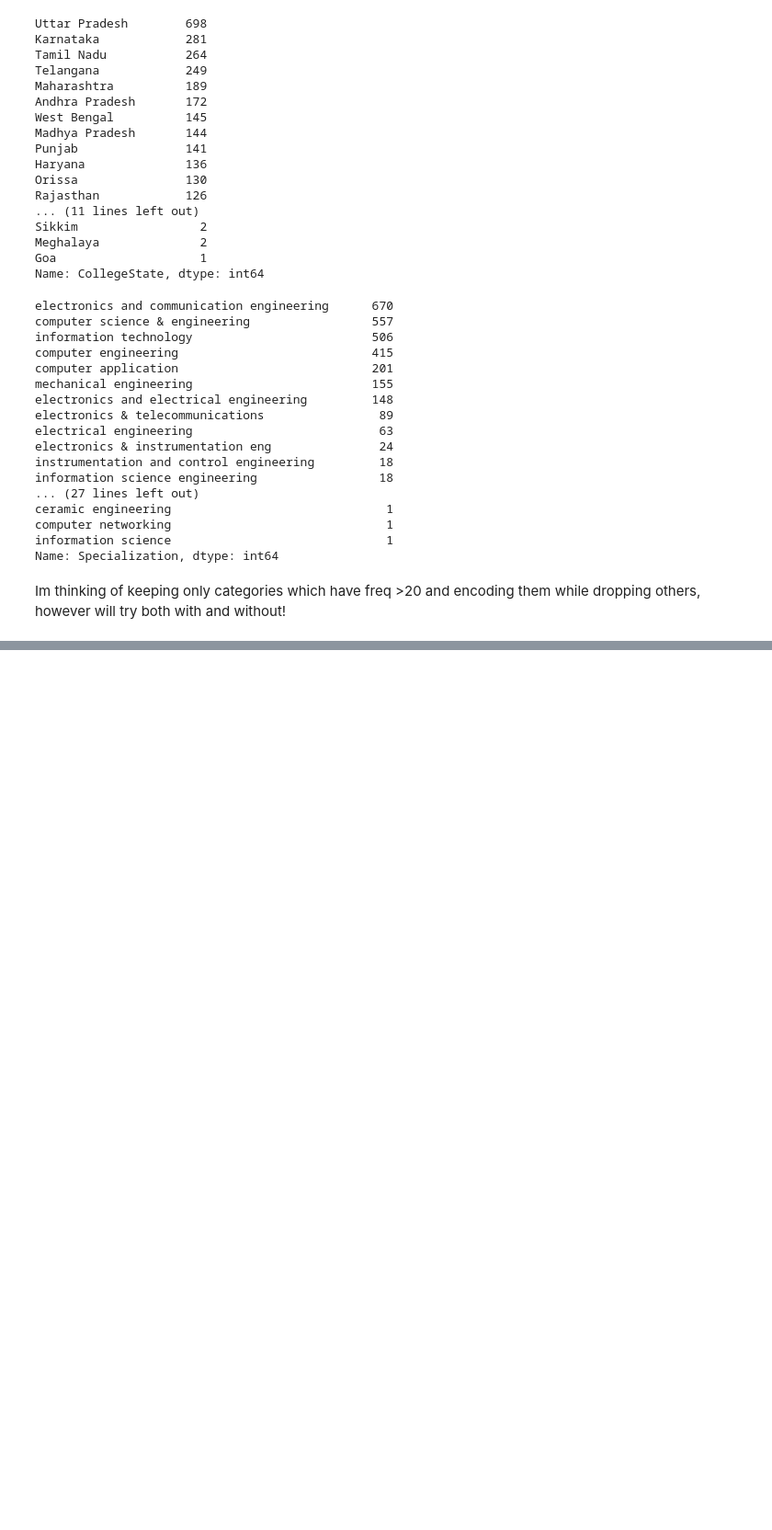
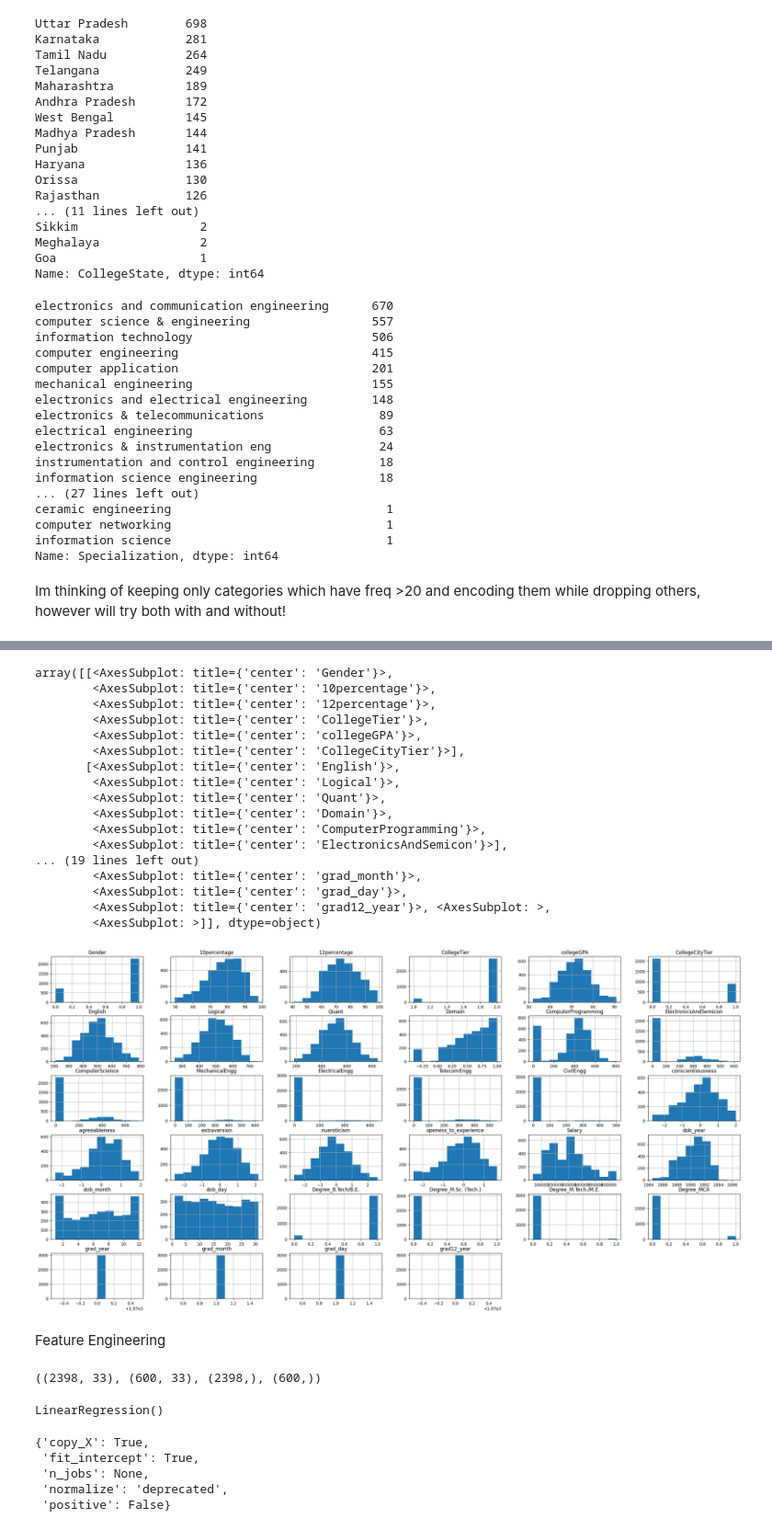
Before and after one commit to Sharzzz001/Machine-Learning-Applications-and-Kaggle-Competitions, a Jupyter notebook: Self-Projects/Engineering Salary Prediction/main.ipynb, the cells around one changed output, grey strips where cells are left out. Shown at 92% size. Cells and saved outputs as stored; diff of their text form; code cells hidden in the pictures; blank space fills up the shorter version.

```diff
--- a/Self-Projects/Engineering Salary Prediction/main.ipynb
+++ b/Self-Projects/Engineering Salary Prediction/main.ipynb
@@ -261,0 +478,23 @@ Im thinking of keeping only categories which have freq >20 and encoding them whi
+# %%
+df1.hist(figsize=(30,15))
+# %% [output]
+array([[<AxesSubplot: title={'center': 'Gender'}>,
+        <AxesSubplot: title={'center': '10percentage'}>,
+        <AxesSubplot: title={'center': '12percentage'}>,
+        <AxesSubplot: title={'center': 'CollegeTier'}>,
+        <AxesSubplot: title={'center': 'collegeGPA'}>,
+        <AxesSubplot: title={'center': 'CollegeCityTier'}>],
+       [<AxesSubplot: title={'center': 'English'}>,
+        <AxesSubplot: title={'center': 'Logical'}>,
+        <AxesSubplot: title={'center': 'Quant'}>,
+        <AxesSubplot: title={'center': 'Domain'}>,
+        <AxesSubplot: title={'center': 'ComputerProgramming'}>,
+        <AxesSubplot: title={'center': 'ElectronicsAndSemicon'}>],
+... (19 lines left out)
+        <AxesSubplot: title={'center': 'grad_month'}>,
+        <AxesSubplot: title={'center': 'grad_day'}>,
+        <AxesSubplot: title={'center': 'grad12_year'}>, <AxesSubplot: >,
+        <AxesSubplot: >]], dtype=object)
+[figure, added]
+# %% [markdown]
+Feature Engineering
@@ -261,0 +504,26 @@ Im thinking of keeping only categories which have freq >20 and encoding them whi
+# %%
+# create X and Y datasets for training
+from sklearn import model_selection
+X_train, X_test, y_train, y_test = model_selection.train_test_split(X, y, random_state=42, test_size = 0.2)
+
+X_train.shape, X_test.shape, y_train.shape, y_test.shape
+# %% [output]
+((2398, 33), (600, 33), (2398,), (600,))
+# %%
+from sklearn.linear_model import LinearRegression
+
+# initialize the linear regression model
+reg = LinearRegression()
+
+# Train the model with our training data
+reg.fit(X_train, y_train)
+# %% [output]
+LinearRegression()
+# %%
+reg.get_params()
+# %% [output]
+{'copy_X': True,
+ 'fit_intercept': True,
+ 'n_jobs': None,
+ 'normalize': 'deprecated',
+ 'positive': False}
```
Also changed, not shown: parts of 54 cells of this notebook, 1 other file.
